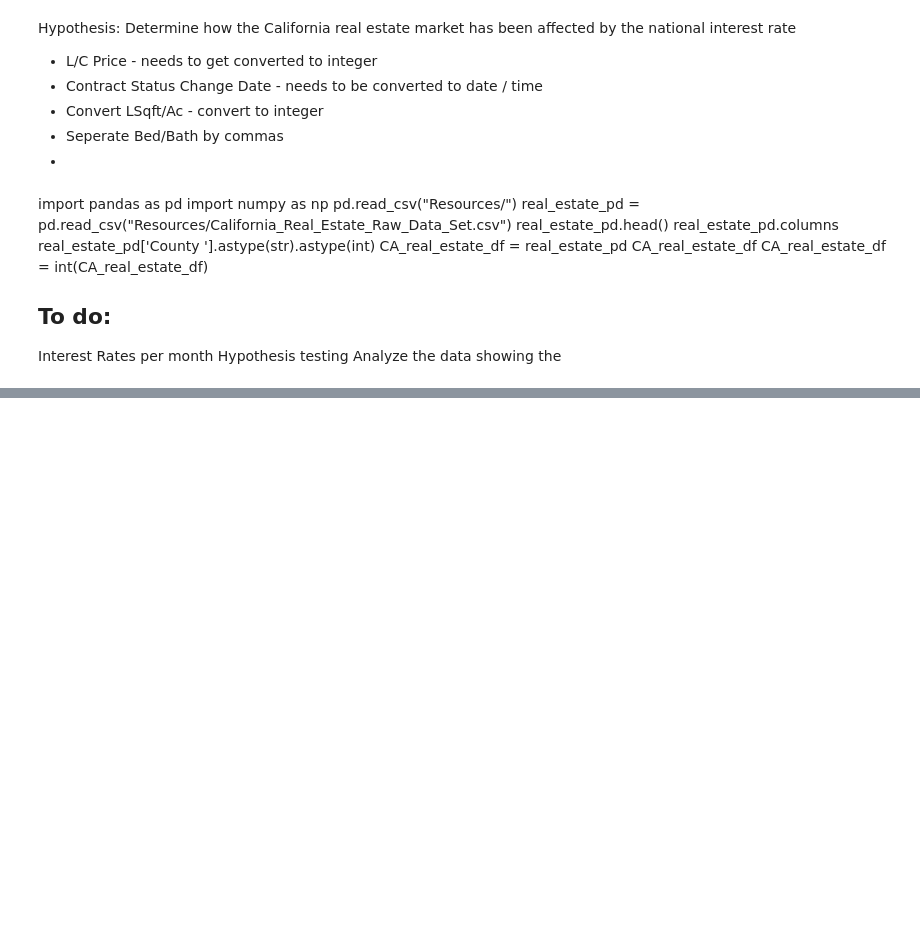
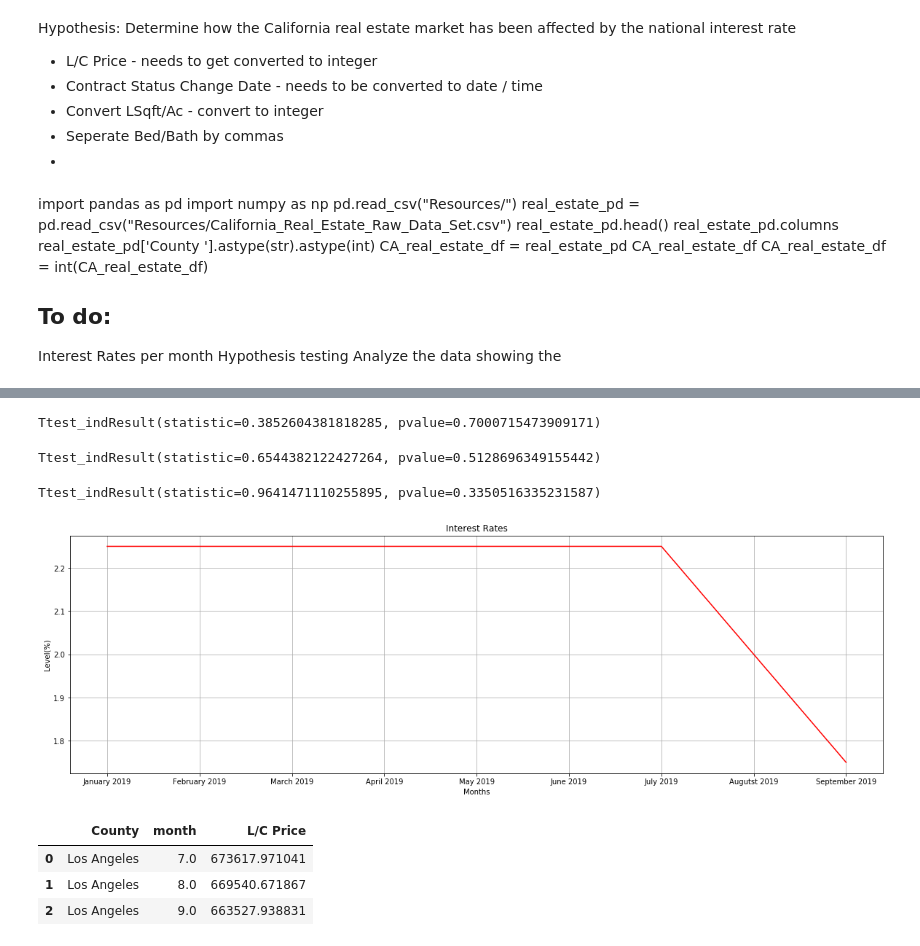
Before and after one commit to nickbatkhan/RealestateanalysisCA2019, a Jupyter notebook: Jessica_Branch-Copy1.ipynb, the cells around one changed output, grey strips where cells are left out. Cells and saved outputs as stored; diff of their text form; code cells hidden in the pictures; blank space fills up the shorter version.

```diff
--- a/Jessica_Branch-Copy1.ipynb
+++ b/Jessica_Branch-Copy1.ipynb
@@ -157,0 +275,38 @@ LA_county_df = "Listing ID", "Date", "County", "month"
+# %%
+ttest_ind(LA_July['L/C Price'], LA_August['L/C Price'])
+# %% [output]
+Ttest_indResult(statistic=0.3852604381818285, pvalue=0.7000715473909171)
+# %%
+ttest_ind(LA_August['L/C Price'], LA_September['L/C Price'])
+# %% [output]
+Ttest_indResult(statistic=0.6544382122427264, pvalue=0.5128696349155442)
+# %%
+ttest_ind(LA_July['L/C Price'], LA_September['L/C Price'])
+# %% [output]
+Ttest_indResult(statistic=0.9641471110255895, pvalue=0.3350516335231587)
+# %%
+# Interest Rate Data
+
+interest_rates = {'Date': ['January 2019', 'February 2019', 'March 2019', 'April 2019', 'May 2019','June 2019','July 2019', 'Augutst 2019', 'September 2019'],
+                 'Level(%)': [2.25,2.25,2.25,2.25,2.25,2.25,2.25, 2.00, 1.75]}
+# %%
+# Interest Rate DataFrame
+interest_rates_df = pd.DataFrame(interest_rates)
+# %%
+# Interest Rate Graph 2019
+figure(num=None, figsize=(20,6))
+plt.plot(interest_rates_df['Date'], interest_rates_df['Level(%)'], color = "red")
+plt.title("Interest Rates")
+plt.xlabel("Months")
+plt.ylabel("Level(%)")
+plt.grid()
+# %% [output]
+[figure, added]
+# %%
+LA_Closed_df = summer_closed_LA.groupby(['County ', 'month']).mean().reset_index()
+LA_Closed_df
+# %% [output]
+|  | County | month | L/C Price |
+| 0 | Los Angeles | 7.0 | 673617.971041 |
+| 1 | Los Angeles | 8.0 | 669540.671867 |
+| 2 | Los Angeles | 9.0 | 663527.938831 |
```
Also changed, not shown: parts of 68 cells of this notebook, 1 other file.
